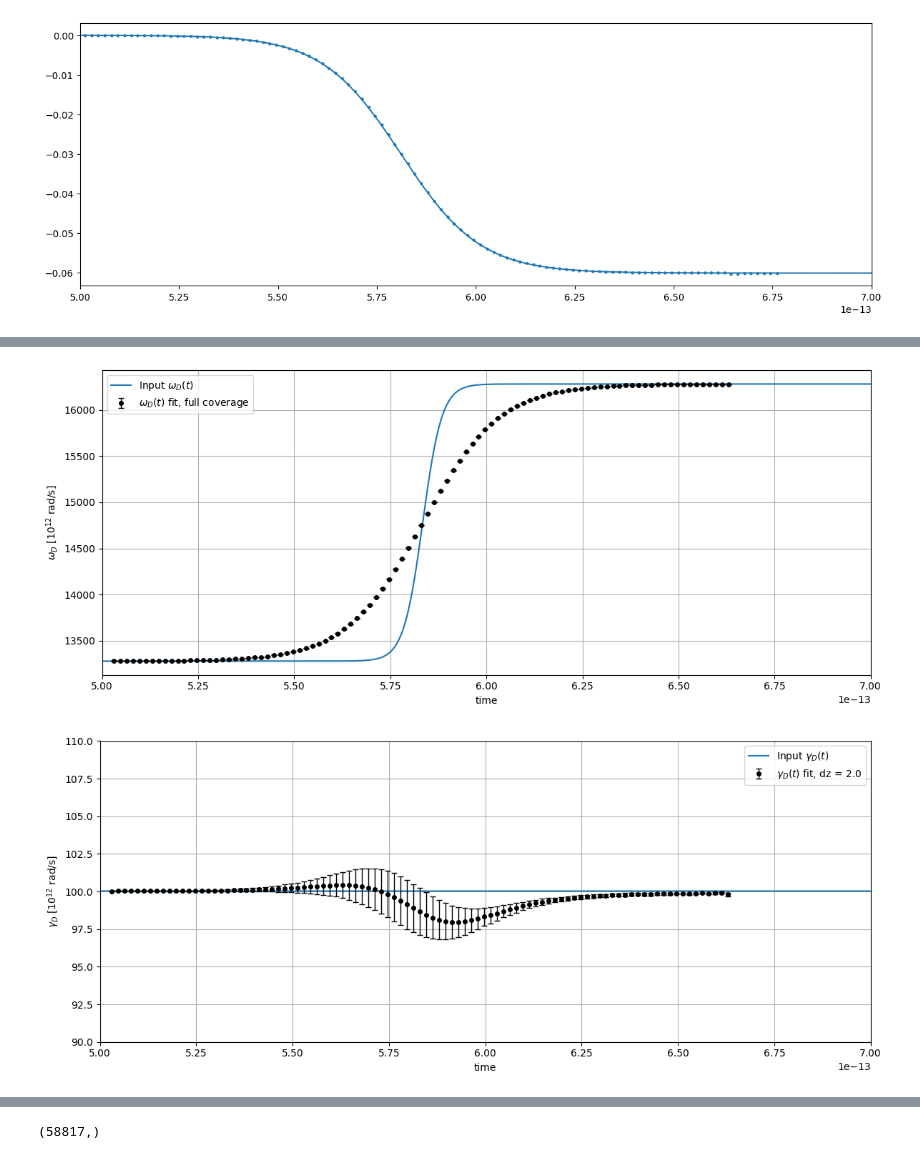
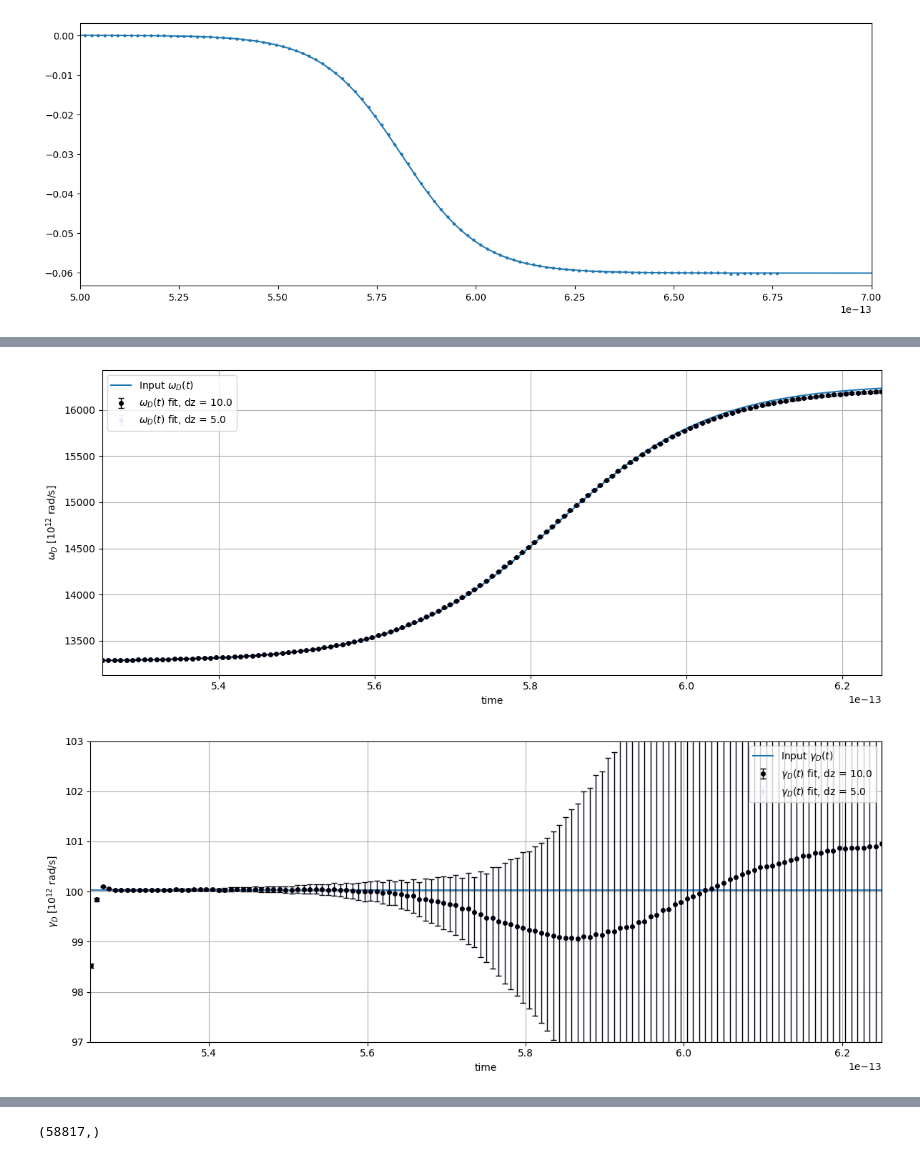
Before and after one commit to archis02/lightmatter, a Jupyter notebook: notebooks/Notebook_reflection_only.ipynb, the cells around one changed output, grey strips where cells are left out. Saved outputs shown, nothing was run; the diff lists cells and outputs as text; code cells hidden in the pictures.

```diff
--- a/notebooks/Notebook_reflection_only.ipynb
+++ b/notebooks/Notebook_reflection_only.ipynb
@@ -984,9 +1050,17 @@ delta_t_correction = (result_withfilm_vary["params"].metal_i0 - result_withfilm_
 t_fit_full = result_inference_compare_const["time"]
 omegaD_t_full = result_inference_compare_const["omegaD_t"]
 gammaD_t_full = result_inference_compare_const["gammaD_t"]
+del_omegaD_del_t = result_inference_compare_const["del_omegaD_del_t"]
+del_gammaD_del_t = result_inference_compare_const["del_gammaD_del_t"]
+# del_omegaD_del_t_err = result_inference_compare_const["del_omegaD_del_t_err"]
 omegaD_err_full = result_inference_compare_const["omegaD_err"]
 gammaD_err_full = result_inference_compare_const["gammaD_err"]
 
+t_fit_full_5 = result_inference_compare_const_5["time"]
+omegaD_t_full_5 = result_inference_compare_const_5["omegaD_t"]
+gammaD_t_full_5 = result_inference_compare_const_5["gammaD_t"]
+omegaD_err_full_5 = result_inference_compare_const_5["omegaD_err"]
+gammaD_err_full_5 = result_inference_compare_const_5["gammaD_err"]
 
 # time_correction = -2.0*(probe_r_i - metal_i0) * dz * UNIT_L / C0_SI
 
@@ -1007,42 +1081,62 @@ plt.errorbar(
     capsize=3,
     elinewidth=1,
     markersize=4,
-    label=r'$\omega_D(t)$ fit, full coverage'
+    label=r'$\omega_D(t)$ fit, dz = 10.0'
+)
+plt.errorbar(
+    t_fit_full_5,
+    omegaD_t_full_5 * omega_scale,
+    yerr=omegaD_err_full_5 * omega_scale,
+    fmt='o',
+    color='blue',
+    alpha=0.05,
+    capsize=3,
+    elinewidth=1,
+    markersize=4,
+    label=r'$\omega_D(t)$ fit, dz = 5.0'
 )
 
 plt.xlabel("time")
 plt.ylabel(r'$\omega_D$ [$10^{12}$ rad/s]')
-plt.xlim((5e-13,7e-13))
-# plt.xlim((3.5e-13,5.5e-13))
-# plt.ylim((13000,17500))
-# plt.ylim((0.,6e4))
+plt.xlim((5.25e-13,6.25e-13))
 plt.grid(True)
 plt.legend()
 plt.tight_layout()
 
 plt.figure(figsize=(12, 5))
 plt.plot(t_ax * UNIT_T + delta_t_correction, gamma_D_const, label="Input $\gamma_D(t)$")
 plt.errorbar(
     t_fit_full,
     gammaD_t_full * gamma_scale,
     yerr=gammaD_err_full * gamma_scale,
     fmt='o',
     color='black',
     capsize=3,
     elinewidth=1,
     markersize=4,
-    label=r'$\gamma_D(t)$ fit, dz = 2.0'
+    label=r'$\gamma_D(t)$ fit, dz = 10.0'
 )
-
+plt.errorbar(
+    t_fit_full_5,
+    gammaD_t_full_5 * gamma_scale,
+    yerr=gammaD_err_full_5 * gamma_scale,
+    fmt='o',
+    color='blue',
+    alpha=0.05,
+    capsize=3,
+    elinewidth=1,
+    markersize=4,
+    label=r'$\gamma_D(t)$ fit, dz = 5.0'
+)
 plt.xlabel("time")
 plt.ylabel(r'$\gamma_D$ [$10^{12}$ rad/s]')
-plt.ylim((90.,110.))
-plt.xlim((5e-13,7e-13))
+plt.ylim((97.,103.))
+plt.xlim((5.25e-13,6.25e-13))
 plt.grid(True)
 plt.legend()
 plt.tight_layout()
 
 plt.show()
 # %% [output]
-[figure, old version]
+[figure, new version]
-[figure, old version]
+[figure, new version]
```
Also changed, not shown: parts of 34 cells of this notebook, 3 other files.
